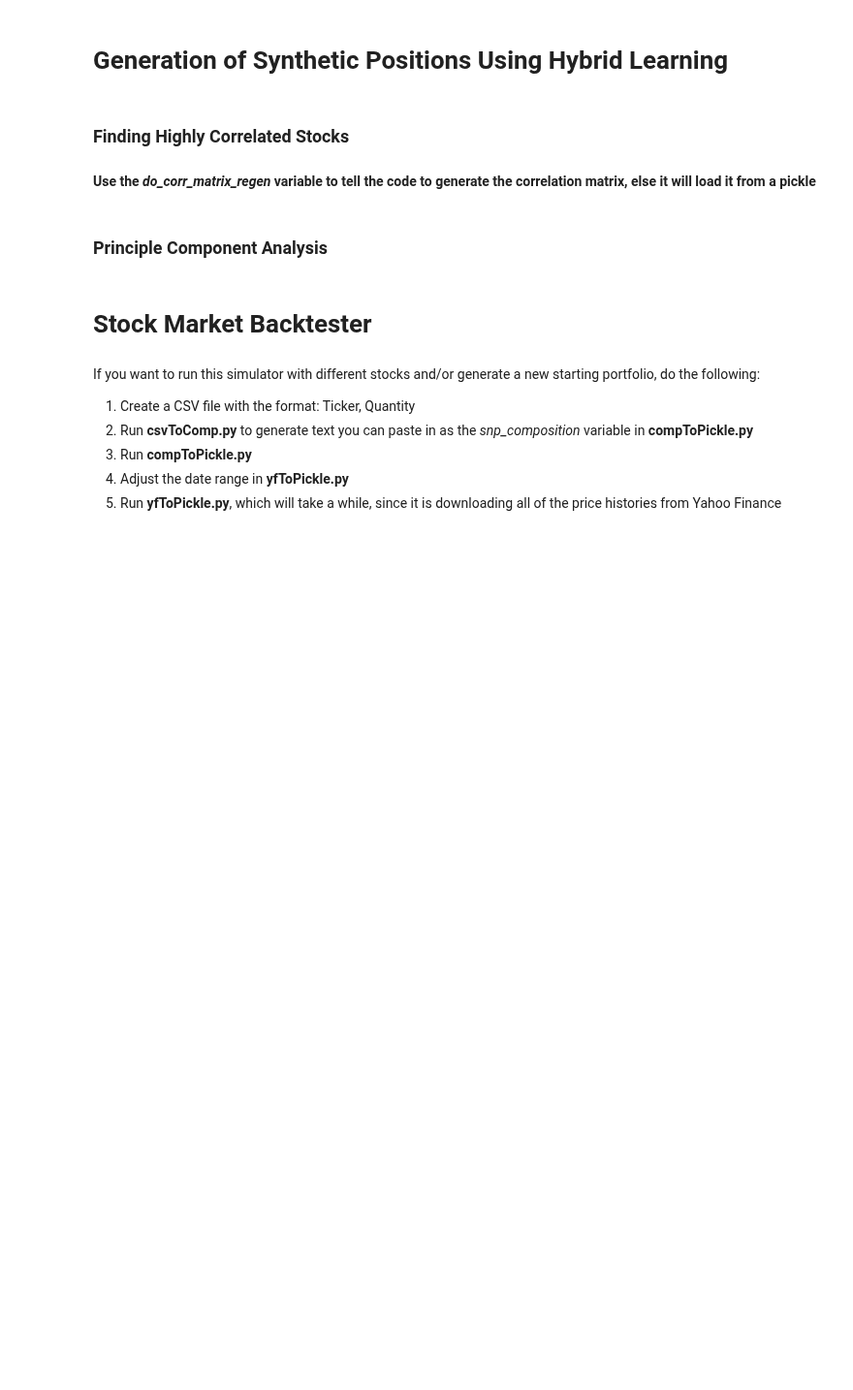
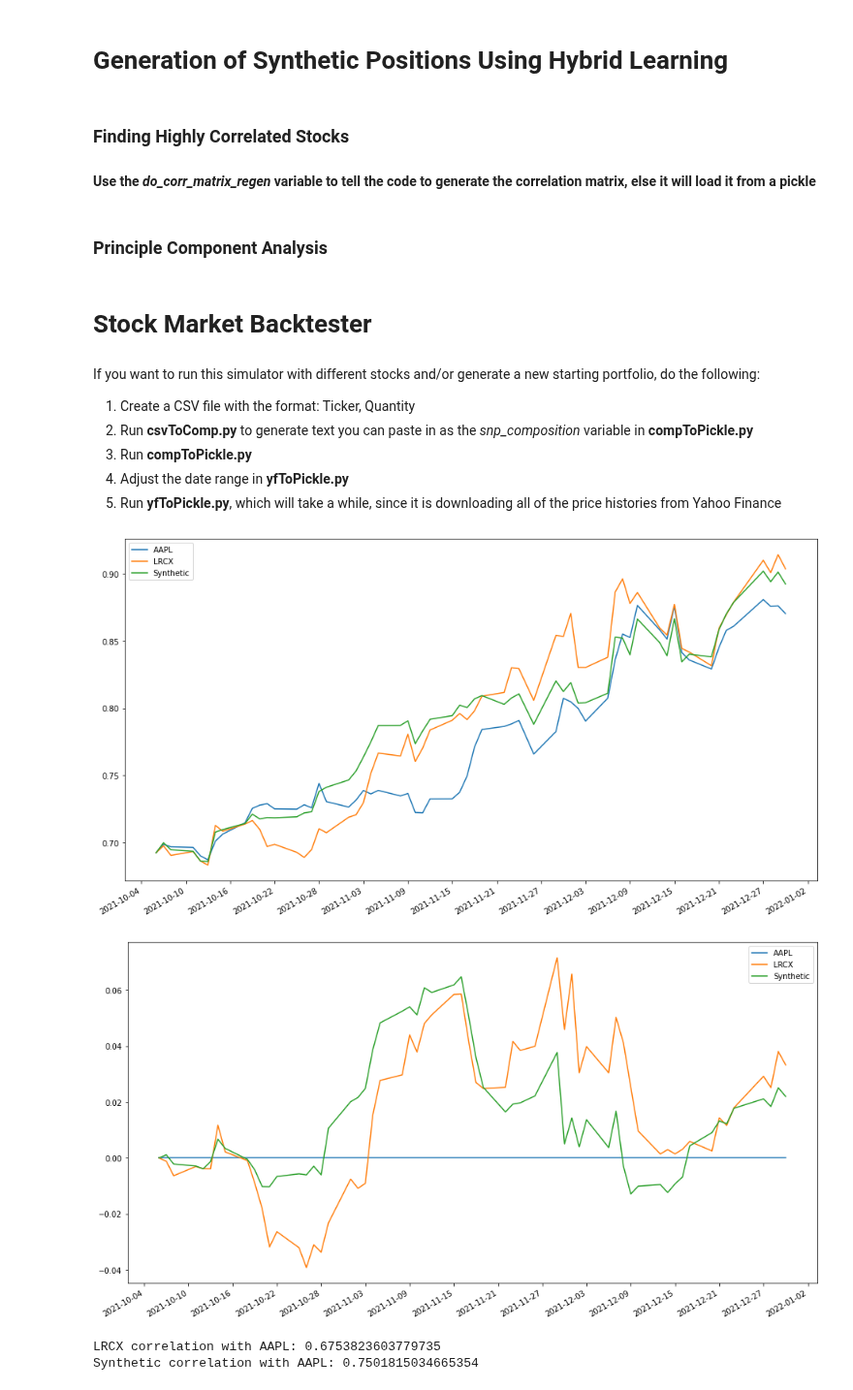
Before and after one commit to NikhilAPatel/A-Hybrid-Learning-Approach-to-Generating-Synthetic-Positions-for-Tax-Loss-Harvesting, a Jupyter notebook: model.ipynb, the cells around one changed output. Shown at 97% size. Saved outputs shown, nothing was run; the diff lists cells and outputs as text; code cells hidden in the pictures; blank space fills up the shorter version.

Commit message:
Reduced reliance on global date

```diff
--- a/model.ipynb
+++ b/model.ipynb
@@ -549,7 +551,62 @@ def generate_end_report():
-# %%
-def model_output_to_portfolio(model_output):
-    p = {}
-    for a_stock in model_output.keys():
-        p[a_stock] = Stock(a_stock, model_output[a_stock])
-    return p
+# %%
+def model_output_to_portfolio(model_output, output_date):
+    p = {}
+    for a_stock in model_output.keys():
+        p[a_stock] = Stock(a_stock, output_date, model_output[a_stock])
+    return p
+
+def run_simulation(sim_start_date, sim_end_date, portfolios):
+    # Run the simulation
+    for date in range(sim_start_date, sim_end_date):
+        # Allow the portfolio to perform start of day updates
+        for sim_portfolio in portfolios:
+            sim_portfolio.begin_day(date)
+
+            # Determine which stocks should be tax loss harvested
+            losers = sim_portfolio.identify_losers(date)
+
+            # for losing_stock in losers:
+            #     # Get dictionary of replacement stocks {'Ticker': Quantity}
+            #     replacement_stocks = hybrid_learning_replace(losing_stock)
+            #
+            #     # Sell the losing stock
+            #     portfolio.sell_stock(losing_stock, sell_all=True)
+            #
+            #     # Buy the replacement stocks
+            #     for buy_stock in replacement_stocks.keys():
+            #         portfolio.buy_stock(buy_stock, replacement_stocks[buy_stock])
+
+            # Allow the portfolio to perform end-of-day updates
+            sim_portfolio.end_day(all_dates[date])
+
+    returns = []
+
+    # Inform the portfolio that the simulation has ended
+    for portfolio in portfolios:
+        returns.append(portfolio.end_simulation(sim_start_date, sim_end_date))
+
+    generate_end_report(portfolios, sim_start_date, sim_end_date)
+
+def simulate_stock(stock, end_date, num_days, num_principal_components, num_pred_stocks, sparse):
+    s_s_date = end_date-num_days
+    correlated_stock_ticker = list(corr_list_for_single_stock(stock, end_date, num_days).keys())[1]
+
+    synth_stocks = model_output_to_portfolio(predict_portfolio(stock, num_principal_components, num_days, end_date, num_pred_stocks, sparse), s_s_date)
+
+    synth_stock_portfolio = Portfolio("Synthetic", s_s_date, 0, starting_stocks = synth_stocks, synthetic = True)
+    correlated_stock_portfolio = Portfolio(correlated_stock_ticker, s_s_date, 0, starting_stocks = {correlated_stock_ticker: Stock(correlated_stock_ticker, s_s_date, 1)})
+    baseline_stock_portfolio = Portfolio(stock, s_s_date, 0, starting_stocks= {stock: Stock(stock, s_s_date, 1)}, baseline=True)
+
+
+    # ensure that the real stock is first in the portfolio
+    portfolios = get_normalized_portfolios([baseline_stock_portfolio, synth_stock_portfolio, correlated_stock_portfolio], end_date-num_days)
+
+    run_simulation(end_date-num_days, end_date, portfolios)
+
+simulate_stock('AAPL', test_end_date, 60, 2, 10, True)
+# %% [output]
+[figure, added]
+[figure, added]
+LRCX correlation with AAPL: 0.6753823603779735
+Synthetic correlation with AAPL: 0.7501815034665354
 # %%
```
Also changed, not shown: parts of 4 cells of this notebook.
